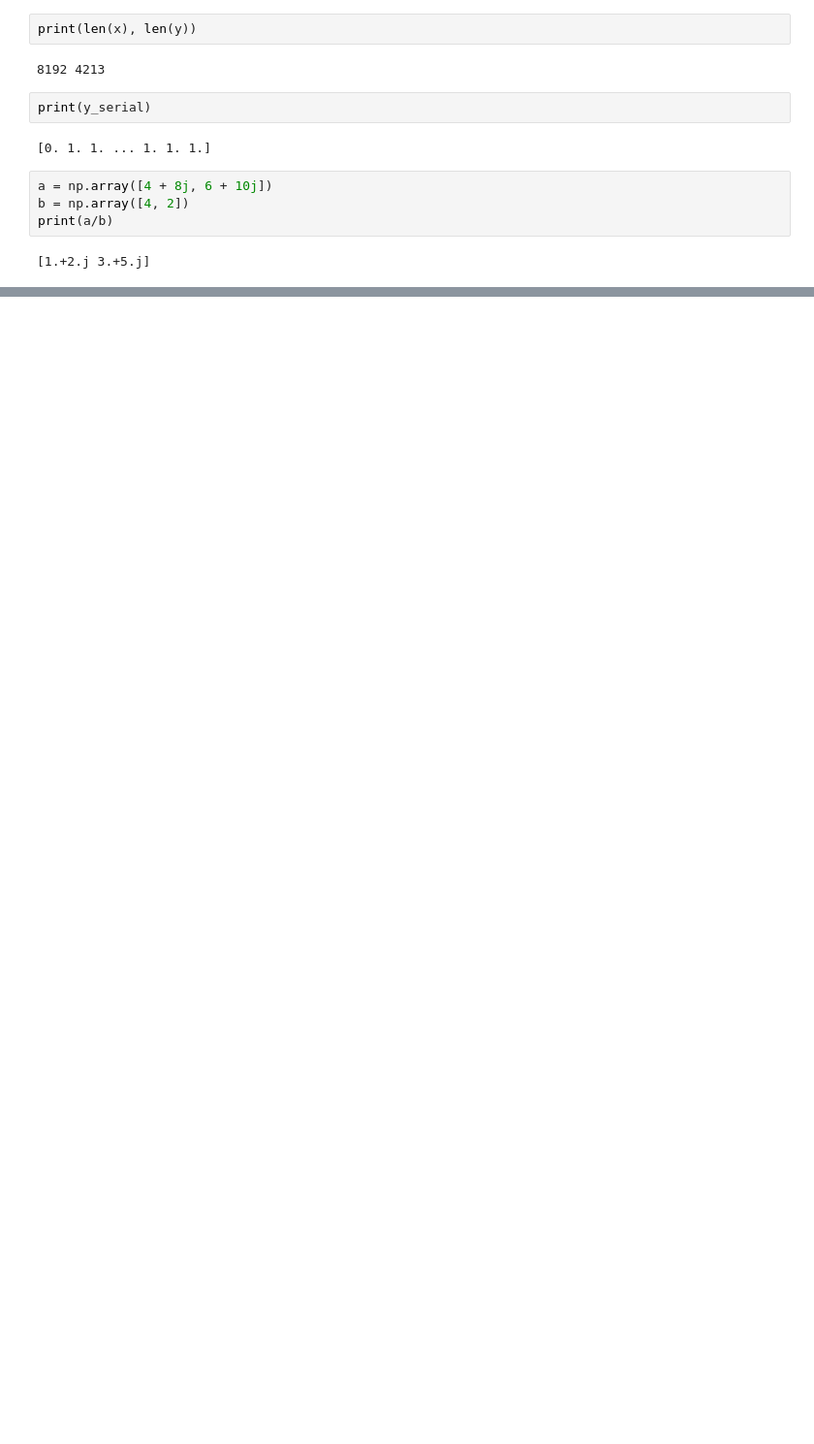
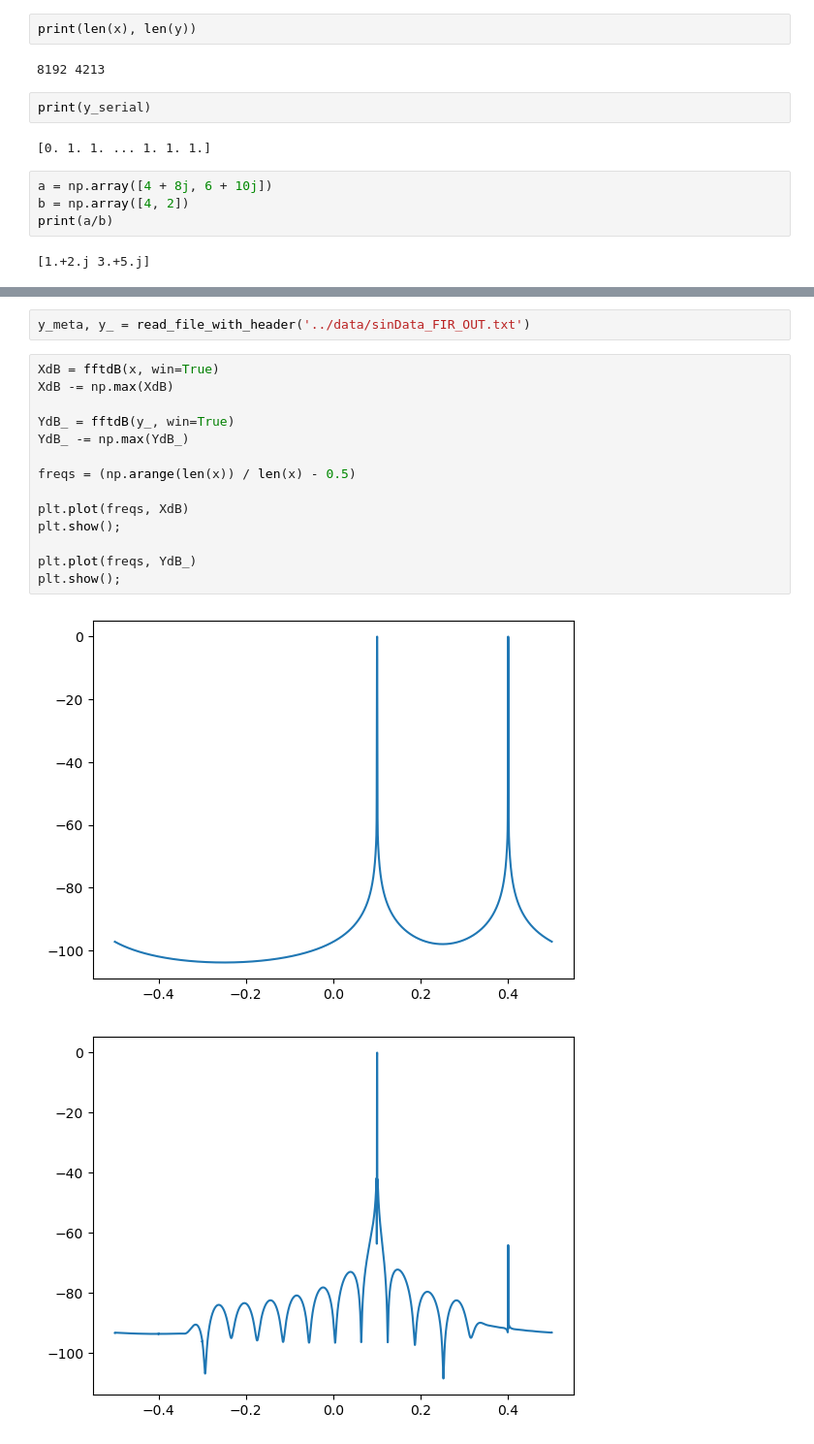
Before and after one commit to urosminoski/All-Digital-RF-Transmitter-in-FPGA-master-, a Jupyter notebook: sim/v1.5/python/Untitled.ipynb, the cells around one changed output, grey strips where cells are left out. Shown at 97% size. Saved outputs shown, nothing was run; the diff lists cells and outputs as text; blank space fills up the shorter version.

```diff
--- a/sim/v1.5/python/Untitled.ipynb
+++ b/sim/v1.5/python/Untitled.ipynb
@@ -632,0 +758,19 @@ print(a/b)
+# %%
+y_meta, y_ = read_file_with_header('../data/sinData_FIR_OUT.txt')
+# %%
+XdB = fftdB(x, win=True)
+XdB -= np.max(XdB)
+
+YdB_ = fftdB(y_, win=True)
+YdB_ -= np.max(YdB_)
+
+freqs = (np.arange(len(x)) / len(x) - 0.5)
+
+plt.plot(freqs, XdB)
+plt.show();
+
+plt.plot(freqs, YdB_)
+plt.show();
+# %% [output]
+[figure, added]
+[figure, added]
```
Also changed, not shown: parts of 6 cells of this notebook, 26 other files.
